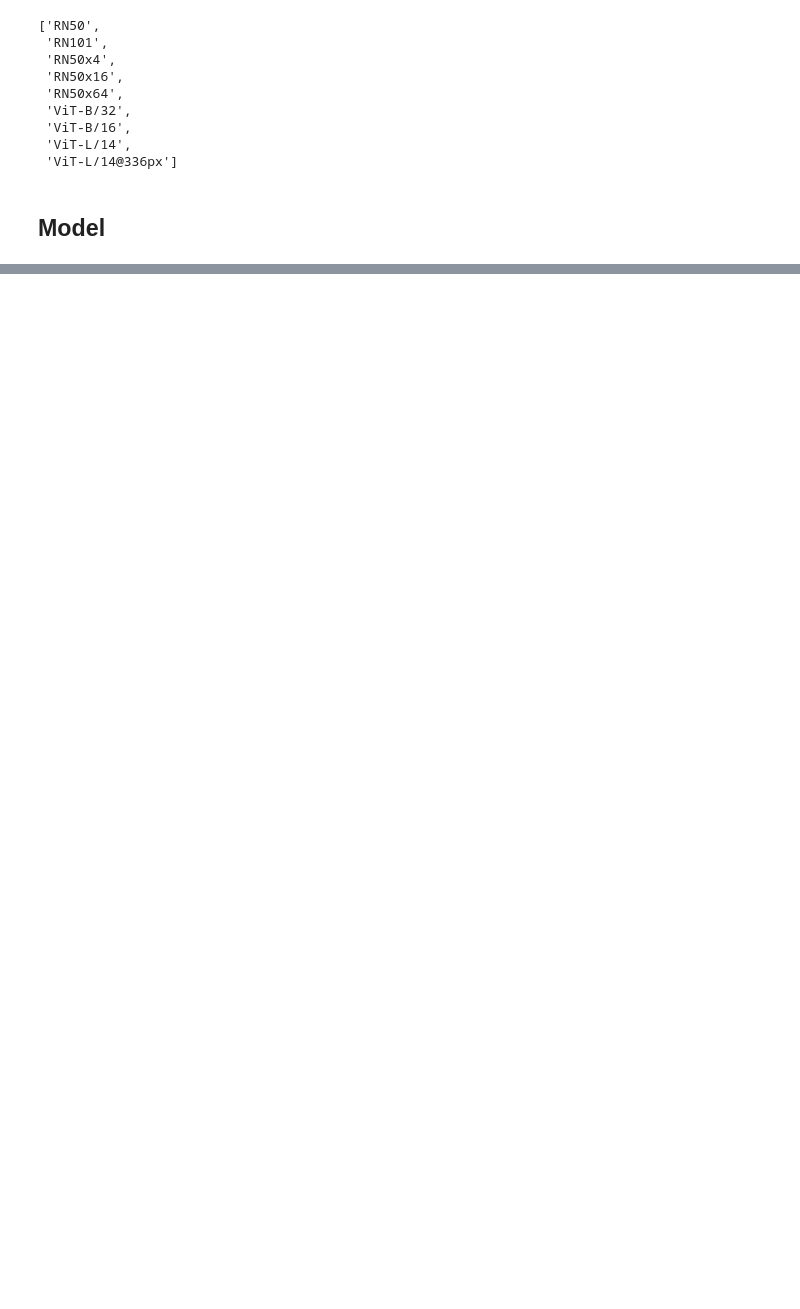
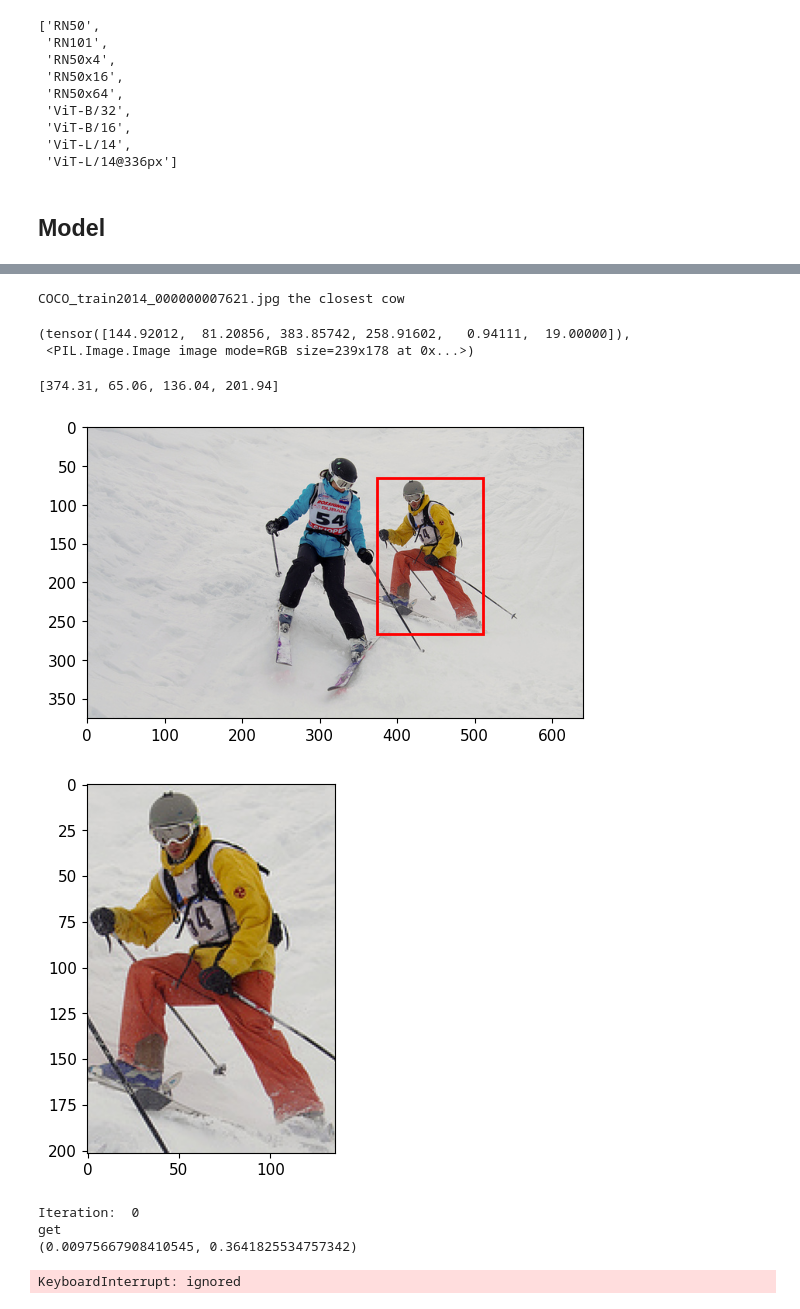
Before and after one commit to nicolazilio0/deepRiccy, a Jupyter notebook: Baseline.ipynb, the cells around one changed output, grey strips where cells are left out. Cells and saved outputs as stored; diff of their text form; code cells hidden in the pictures; blank space fills up the shorter version.

Commit message:
fixed metrics

```diff
--- a/Baseline.ipynb
+++ b/Baseline.ipynb
@@ -275 +297,59 @@ class VisualGrounding(torch.nn.Module):
+# %%
+local_path = '/content/refcocog/images/'
+local_annotations = '/content/refcocog/annotations/'
+input = dataset[55]
+
+image_path = split_string(input["file_name"])
+sentence = input["sentences"]["raw"]
+print(image_path, sentence )
+model.forward(image_path, sentence)
+# %% [output]
+COCO_train2014_000000007621.jpg the closest cow
+(tensor([144.92012,  81.20856, 383.85742, 258.91602,   0.94111,  19.00000]),
+ <PIL.Image.Image image mode=RGB size=239x178 at 0x...>)
+# %%
+original_img = Image.open(local_path+image_path).convert("RGB")
+gt = input["bbox"]
+x1, y1, width, height = gt
+x2, y2 = x1 + width, y1 + height
+
+# Verifica se le coordinate superano le dimensioni dell'immagine
+if x1 < 0 or y1 < 0 or x2 > original_img.width or y2 > original_img.height:
+    print("Bounding box fuori dai limiti dell'immagine!")
+else:
+    # Ritaglia l'immagine usando le coordinate della bounding box
+    crop = original_img.crop((x1, y1, x2, y2))
+    print(gt)
+
+    # Mostra l'immagine originale con la bounding box
+    %matplotlib inline
+    plt.imshow(original_img)
+    plt.gca().add_patch(plt.Rectangle((x1, y1), width, height, fill=False, edgecolor='red', linewidth=2))
+    plt.show()
+
+    # Mostra l'immagine ritagliata
+    plt.imshow(crop)
+    plt.show()
+# %% [output]
+[374.31, 65.06, 136.04, 201.94]
+[figure, added]
+[figure, added]
+# %%
+#evaluation of the model
+for i in range(len(dataset)):
+    input = dataset[i]
+    image_path = split_string(input["file_name"])
+    sentence = input["sentences"]["raw"]
+    gt = input["bbox"]
+    original_img = Image.open(local_path+image_path).convert("RGB")
+    #print img dimensions and box coordinates
+    model.evaluate(image_path, sentence, gt, original_img)
+    if i % 100 == 0:
+        print("Iteration: ", i)
+        print(model.get_metrics())
+# %% [output]
+Iteration:  0
+get
+(0.00975667908410545, 0.3641825534757342)
+KeyboardInterrupt: ignored
 # %%
```
Also changed, not shown: parts of 8 cells of this notebook.
